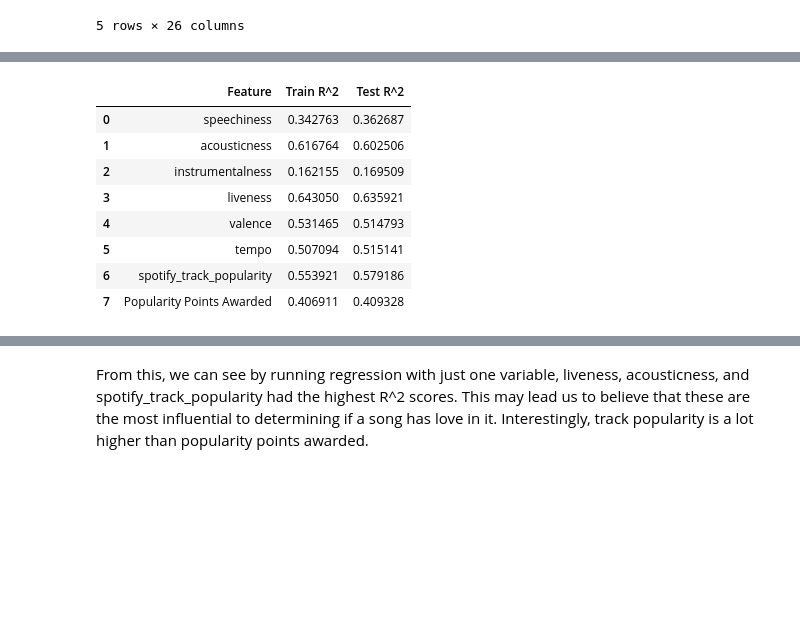
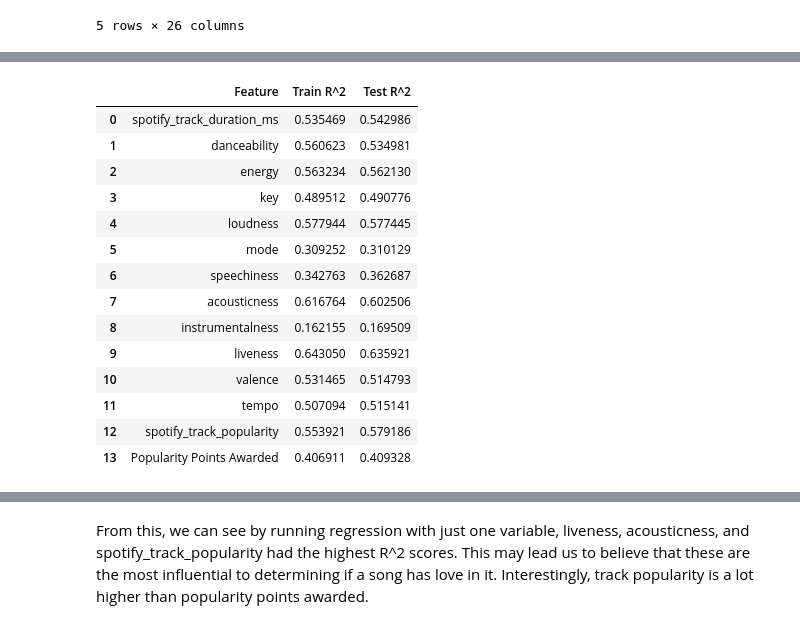
Before and after one commit to teaganabritten/DS3021-music-projectfork, a Jupyter notebook: results/loveprediction_withfigures.ipynb, the cells around one changed output, grey strips where cells are left out. Drawn from its saved outputs; the diff is of its cells as text; code cells hidden in the pictures; blank space fills up the shorter version.

```diff
--- a/results/loveprediction_withfigures.ipynb
+++ b/results/loveprediction_withfigures.ipynb
@@ -219,7 +229,7 @@ song_attribute_data.head()
 # %%
 # make a table with single features
 # %%
-list_features = ['speechiness', 'acousticness', 'instrumentalness',	'liveness',	'valence', 'tempo',	'spotify_track_popularity', 'Popularity Points Awarded']
+list_features = ['spotify_track_duration_ms', 'danceability', 'energy', 'key', 'loudness', 'mode', 'speechiness', 'acousticness', 'instrumentalness',	'liveness',	'valence', 'tempo',	'spotify_track_popularity', 'Popularity Points Awarded']
 features = []
 trainr2 = []
 testr2 = []
@@ -228,39 +238,45 @@ for feature in list_features:
     y = song_attribute_data["Has Word Love?"]
     X = song_attribute_data.loc[:,[feature]]
 
     X = X.apply(minmax,axis=0)
 
     X_train, X_test, y_train, y_test = train_test_split(X, y, test_size=.2, random_state=100)
 
     # Run Regression
     reg = LogisticRegression(penalty = None,
                          fit_intercept=True,
                          solver = 'newton-cholesky',
                          max_iter=1000,
                          class_weight='balanced').fit(X_train,y_train)
     features.append(feature)
     trainr2.append(reg.score(X_train, y_train))
     testr2.append(reg.score(X_test, y_test))
 
     #print(feature)
     #print("Training R^2" , reg.score(X_train, y_train))
     #print("Test R^2", reg.score(X_test, y_test))
 
 combined_lists = list(zip(features, trainr2, testr2))
 
 # Place your combined_lists into a pandas data frame, add column headers using the
 df_combined_lists = pd.DataFrame(combined_lists, columns=['Feature', 'Train R^2', 'Test R^2'])
 
 # Print your data frame out for us to view
 df_combined_lists
 # %% [output]
 |  | Feature | Train R^2 | Test R^2 |
-| 0 | speechiness | 0.342763 | 0.362687 |
-| 1 | acousticness | 0.616764 | 0.602506 |
-| 2 | instrumentalness | 0.162155 | 0.169509 |
-| 3 | liveness | 0.643050 | 0.635921 |
-| 4 | valence | 0.531465 | 0.514793 |
-| 5 | tempo | 0.507094 | 0.515141 |
-| 6 | spotify_track_popularity | 0.553921 | 0.579186 |
-| 7 | Popularity Points Awarded | 0.406911 | 0.409328 |
+| 0 | spotify_track_duration_ms | 0.535469 | 0.542986 |
+| 1 | danceability | 0.560623 | 0.534981 |
+| 2 | energy | 0.563234 | 0.562130 |
+| 3 | key | 0.489512 | 0.490776 |
+| 4 | loudness | 0.577944 | 0.577445 |
+| 5 | mode | 0.309252 | 0.310129 |
+| 6 | speechiness | 0.342763 | 0.362687 |
+| 7 | acousticness | 0.616764 | 0.602506 |
+| 8 | instrumentalness | 0.162155 | 0.169509 |
+| 9 | liveness | 0.643050 | 0.635921 |
+| 10 | valence | 0.531465 | 0.514793 |
+| 11 | tempo | 0.507094 | 0.515141 |
+| 12 | spotify_track_popularity | 0.553921 | 0.579186 |
+| 13 | Popularity Points Awarded | 0.406911 | 0.409328 |
 # %%
```
Also changed, not shown: parts of 5 cells of this notebook.
